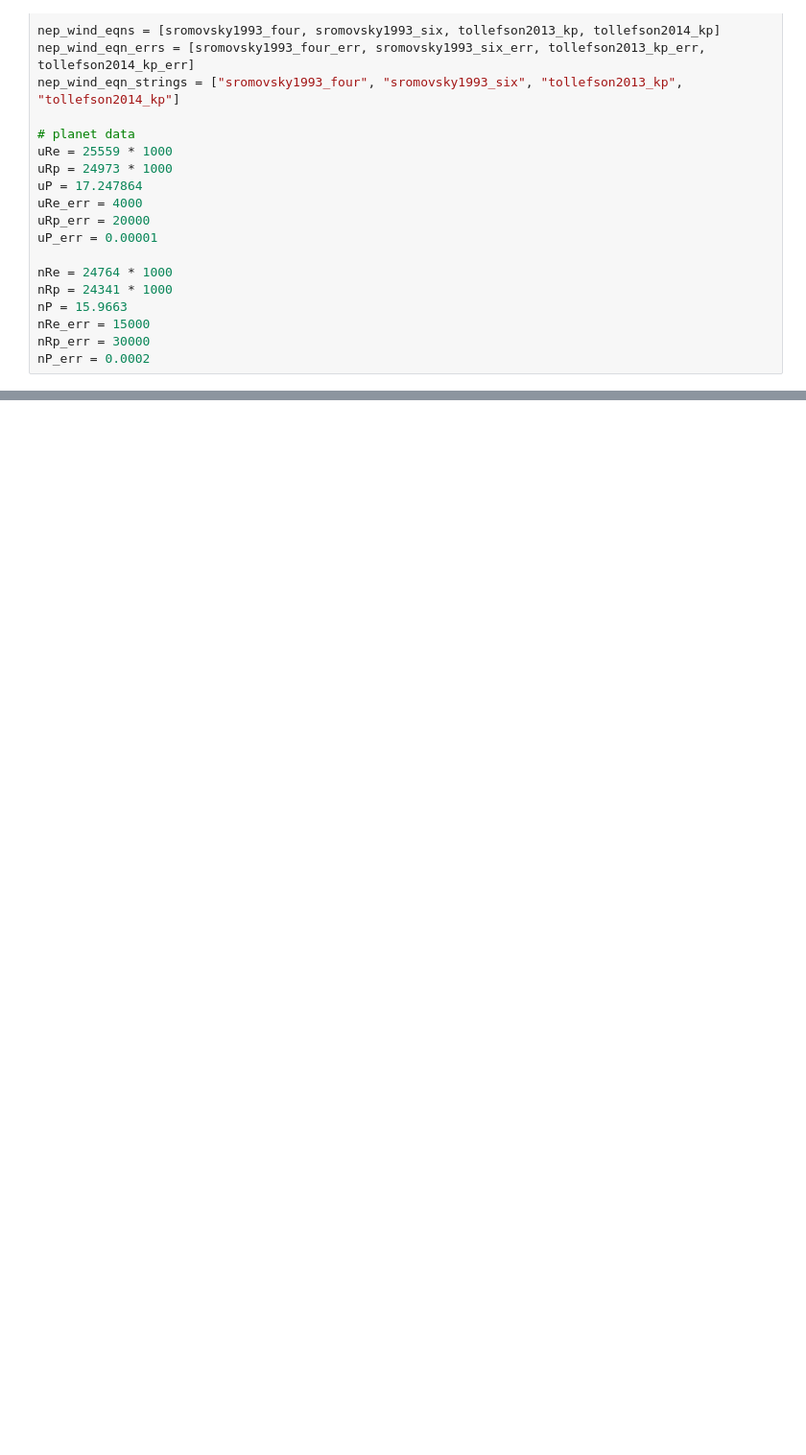
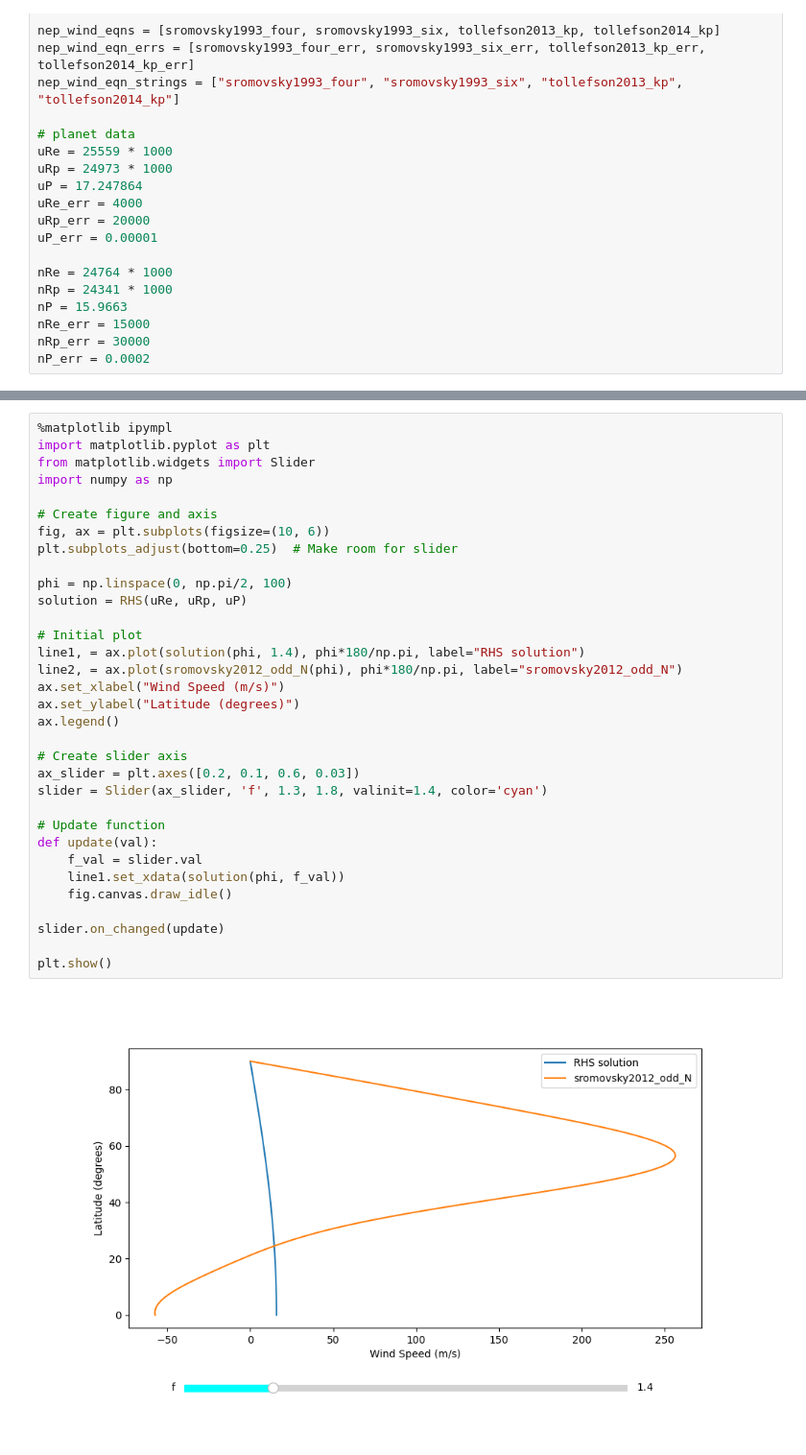
Before and after one commit to kenny-phan/tess-ice-giants, a Jupyter notebook: tess-ice-giants/frequency_analysis/tutorial.ipynb, the cells around one changed output, grey strips where cells are left out. Shown at 96% size. Saved outputs shown, nothing was run; the diff lists cells and outputs as text; blank space fills up the shorter version.

```diff
--- a/tess-ice-giants/frequency_analysis/tutorial.ipynb
+++ b/tess-ice-giants/frequency_analysis/tutorial.ipynb
@@ -185 +223,36 @@ nP_err = 0.0002
+# %%
+%matplotlib ipympl
+import matplotlib.pyplot as plt
+from matplotlib.widgets import Slider
+import numpy as np
+
+# Create figure and axis
+fig, ax = plt.subplots(figsize=(10, 6))
+plt.subplots_adjust(bottom=0.25)  # Make room for slider
+
+phi = np.linspace(0, np.pi/2, 100)
+solution = RHS(uRe, uRp, uP)
+
+# Initial plot
+line1, = ax.plot(solution(phi, 1.4), phi*180/np.pi, label="RHS solution")
+line2, = ax.plot(sromovsky2012_odd_N(phi), phi*180/np.pi, label="sromovsky2012_odd_N")
+ax.set_xlabel("Wind Speed (m/s)")
+ax.set_ylabel("Latitude (degrees)")
+ax.legend()
+
+# Create slider axis
+ax_slider = plt.axes([0.2, 0.1, 0.6, 0.03])
+slider = Slider(ax_slider, 'f', 1.3, 1.8, valinit=1.4, color='cyan')
+
+# Update function
+def update(val):
+    f_val = slider.val
+    line1.set_xdata(solution(phi, f_val))
+    fig.canvas.draw_idle()
+
+slider.on_changed(update)
+
+plt.show()
+# %% [output]
+[figure, added]
 # %%
```
Also changed, not shown: parts of 6 cells of this notebook, 4 other files.
